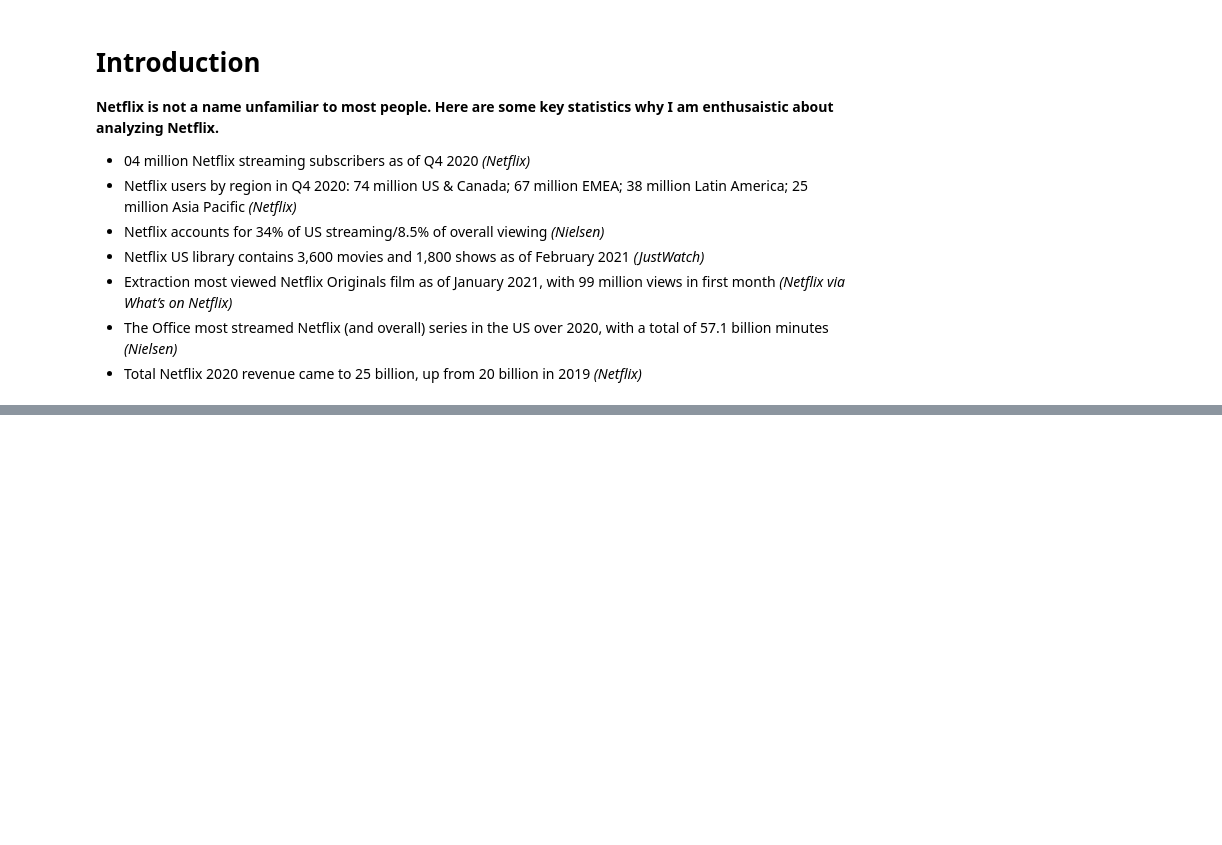
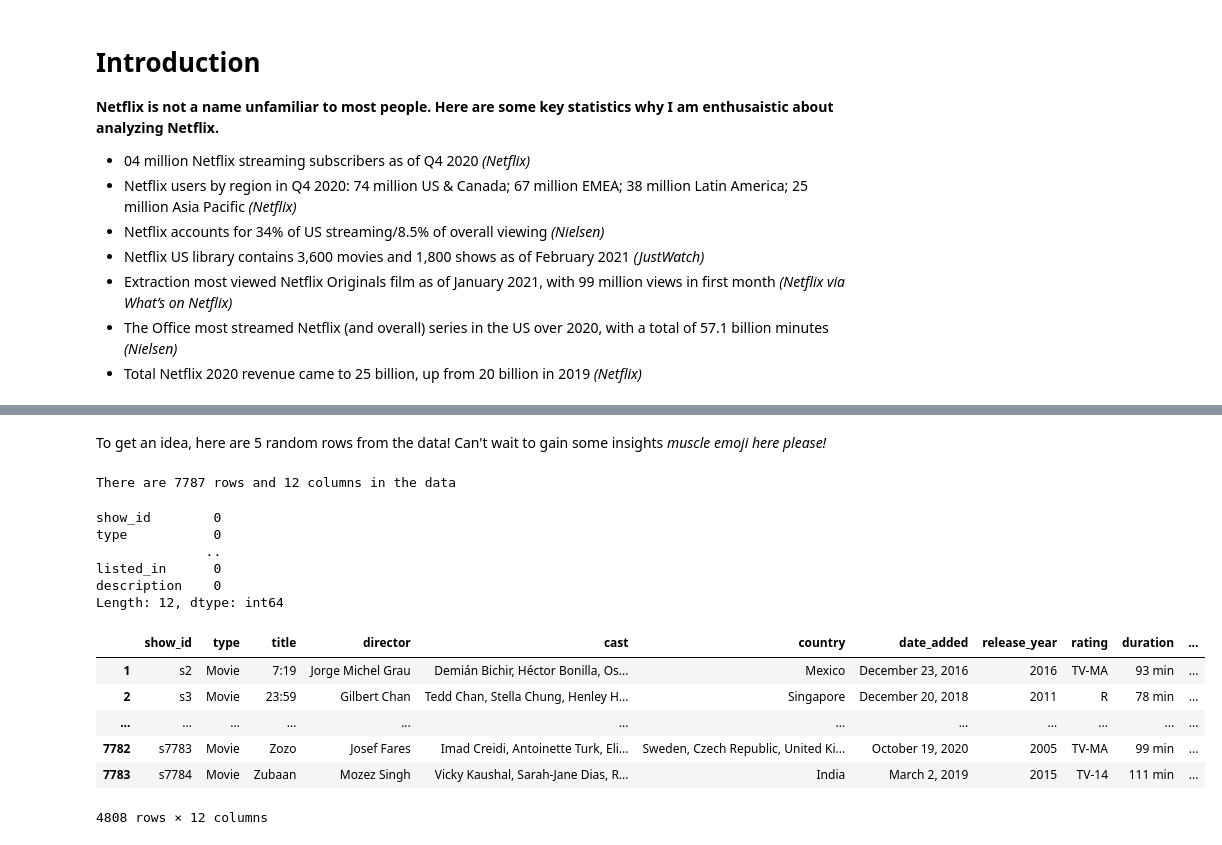
Before and after one commit to nikabosedata/analysis_of_netflix_titles, a Jupyter notebook: A Deeper Look at Netflix! .ipynb, the cells around one changed output, grey strips where cells are left out. Saved outputs shown, nothing was run; the diff lists cells and outputs as text; code cells hidden in the pictures; blank space fills up the shorter version.

```diff
--- a/A Deeper Look at Netflix! .ipynb
+++ b/A Deeper Look at Netflix! .ipynb
@@ -36,0 +29,30 @@ Length: 12, dtype: int64
+# %% [markdown]
+To get an idea, here are 5 random rows from the data! Can't wait to gain some insights *muscle emoji here please!*
+# %%
+rows = len(df.axes[0])
+cols = len(df.axes[1])
+
+print("There are " + str(rows) + " rows and " + str(cols) + " columns in the data")
+# %% [output]
+There are 7787 rows and 12 columns in the data
+# %%
+#Let's clean some of the data!
+data.isnull().sum()
+# %% [output]
+show_id        0
+type           0
+              ..
+listed_in      0
+description    0
+Length: 12, dtype: int64
+# %%
+#Using this code helps us remove all the NA values that was present in the data. We dropped almost 3000 rows phew!
+df.dropna()
+# %% [output]
+|  | show_id | type | title | director | cast | country | date_added | release_year | rating | duration | ... |
+| 1 | s2 | Movie | 7:19 | Jorge Michel Grau | Demián Bichir, Héctor Bonilla, Os... | Mexico | December 23, 2016 | 2016 | TV-MA | 93 min | ... |
+| 2 | s3 | Movie | 23:59 | Gilbert Chan | Tedd Chan, Stella Chung, Henley H... | Singapore | December 20, 2018 | 2011 | R | 78 min | ... |
+| ... | ... | ... | ... | ... | ... | ... | ... | ... | ... | ... | ... |
+| 7782 | s7783 | Movie | Zozo | Josef Fares | Imad Creidi, Antoinette Turk, Eli... | Sweden, Czech Republic, United Ki... | October 19, 2020 | 2005 | TV-MA | 99 min | ... |
+| 7783 | s7784 | Movie | Zubaan | Mozez Singh | Vicky Kaushal, Sarah-Jane Dias, R... | India | March 2, 2019 | 2015 | TV-14 | 111 min | ... |
+4808 rows × 12 columns
```
Also changed, not shown: parts of 3 cells of this notebook.
